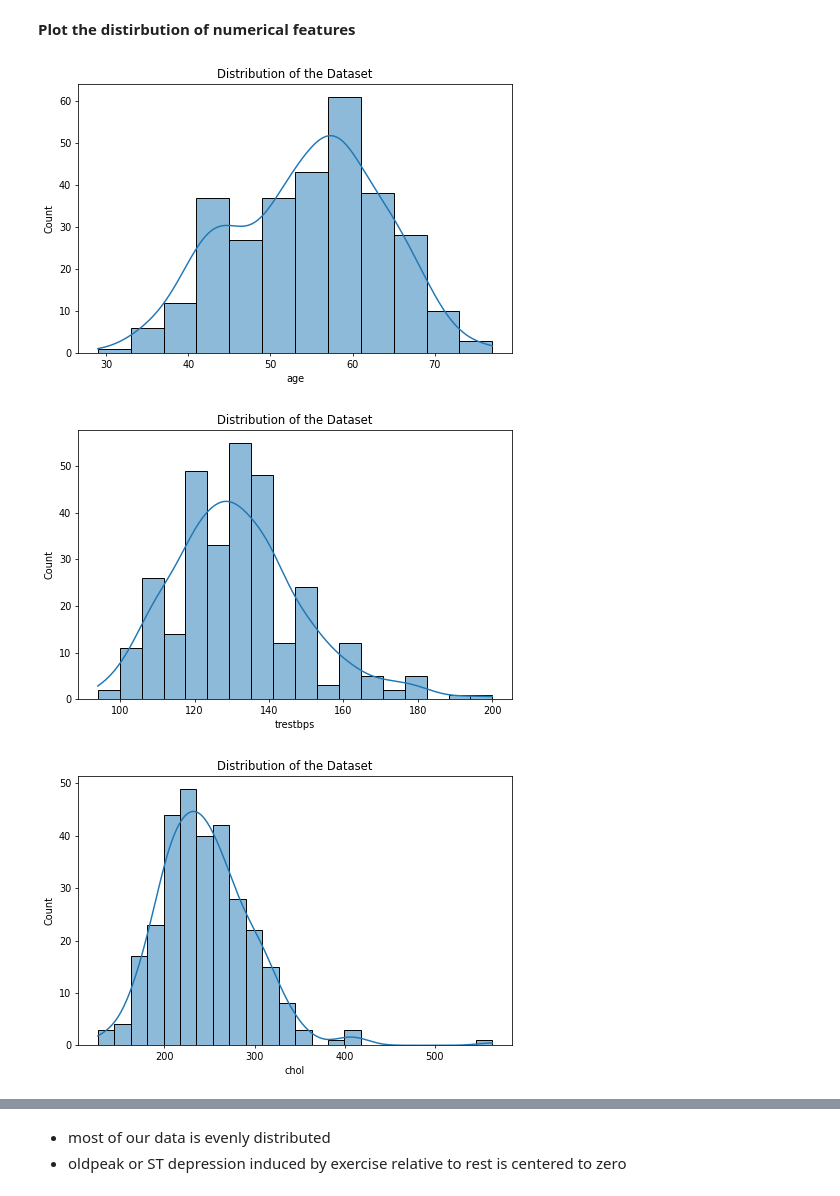
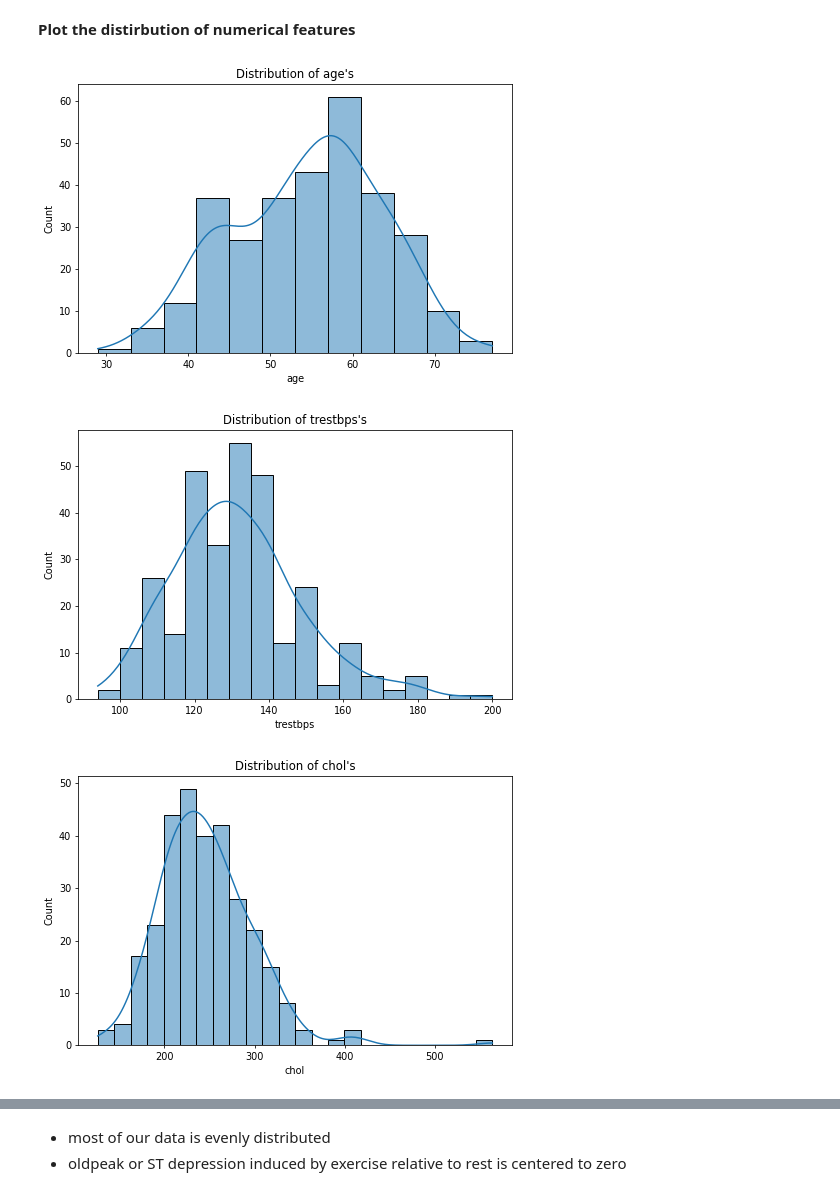
Before and after one commit to cwa312/Project4, a Jupyter notebook: heart_desease_pred.ipynb, the cells around one changed output, grey strips where cells are left out. Saved outputs shown, nothing was run; the diff lists cells and outputs as text; code cells hidden in the pictures.

```diff
--- a/heart_desease_pred.ipynb
+++ b/heart_desease_pred.ipynb
@@ -213,14 +213,14 @@ dtype: int64
 # %%
 
 # plot the distribution of the dataset on numerical value
 feature_to_plot=["age","trestbps","chol","thalach","oldpeak"]
 #plt.subplots(figsize=(12,7),dpi=70)
 for index,feature in enumerate(feature_to_plot):
   plt.subplots(figsize=(8,5),dpi=70)
   sns.histplot(data=df[feature],kde=True)
 
-  plt.title("Distribution of the Dataset")
+  plt.title(f"Distribution of {feature}'s")
 # %% [output]
-[figure, old version]
+[figure, new version]
-[figure, old version]
+[figure, new version]
-[figure, old version]
+[figure, new version]
```
Also changed, not shown: parts of 52 cells of this notebook.
